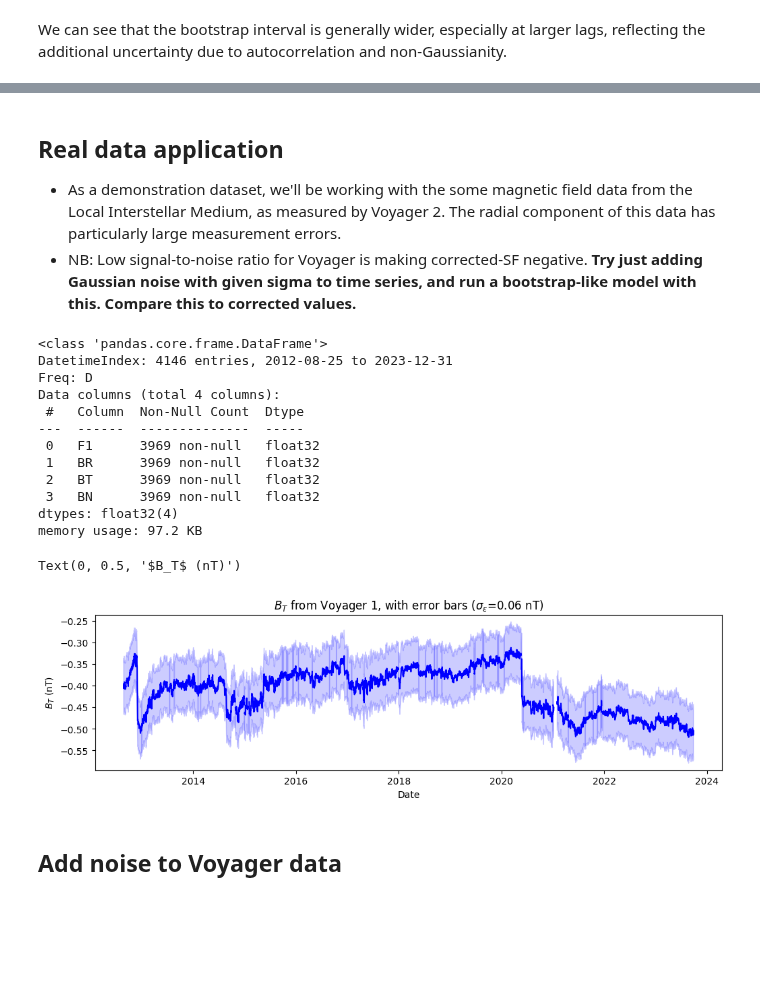
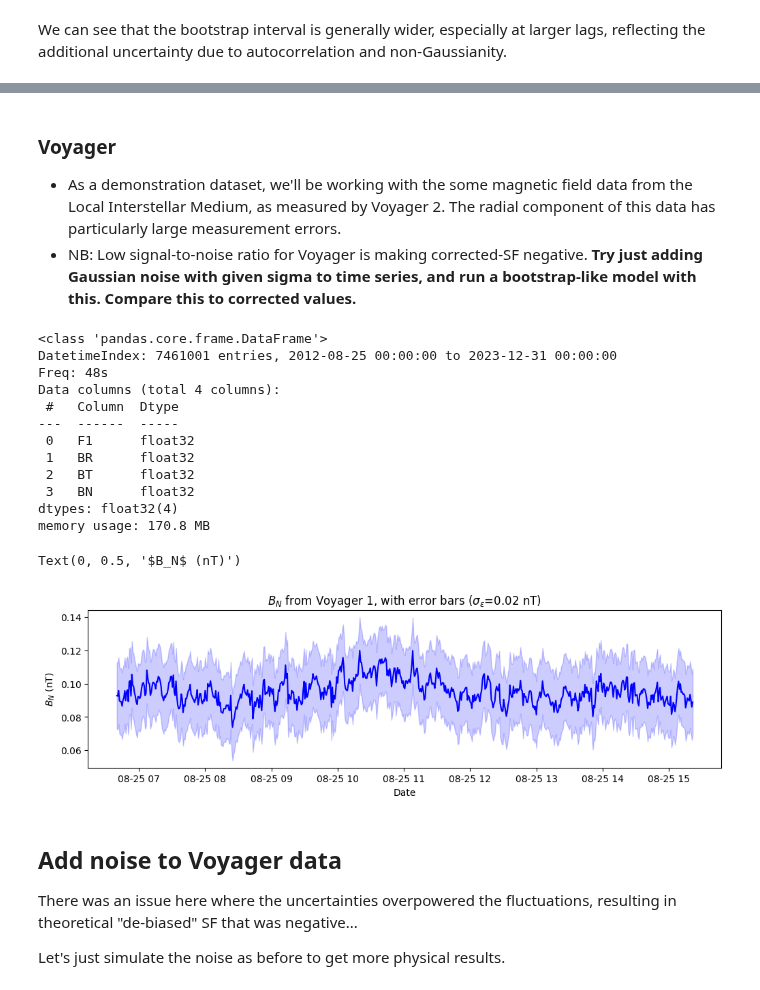
Before and after one commit to daniel-wrench/sf_gap_analysis, a Jupyter notebook: notebooks/sf_uncertainty_demo.ipynb, the cells around one changed output, grey strips where cells are left out. Drawn from its saved outputs; the diff is of its cells as text; code cells hidden in the pictures; blank space fills up the shorter version.

```diff
--- a/notebooks/sf_uncertainty_demo.ipynb
+++ b/notebooks/sf_uncertainty_demo.ipynb
@@ -276,44 +332,49 @@ plt.show()
 # %% [markdown]
-## Real data application
+### Voyager
 
 - As a demonstration dataset, we'll be working with the some magnetic field data from the Local Interstellar Medium, as measured by Voyager 2. The radial component of this data has particularly large measurement errors.
 - NB: Low signal-to-noise ratio for Voyager is making corrected-SF negative. **Try just adding Gaussian noise with given sigma to time series, and run a bootstrap-like model with this. Compare this to corrected values.**
 # %%
 data_full = pd.read_pickle("../data/interim/voyager/voyager1_lism_cleaned.pkl")
-data_res = data_full.resample("1D").mean()
+data_res = data_full.resample("48s").mean()
 data_res.info()
 # %% [output]
 <class 'pandas.core.frame.DataFrame'>
-DatetimeIndex: 4146 entries, 2012-08-25 to 2023-12-31
-Freq: D
+DatetimeIndex: 7461001 entries, 2012-08-25 00:00:00 to 2023-12-31 00:00:00
+Freq: 48s
 Data columns (total 4 columns):
- #   Column  Non-Null Count  Dtype
----  ------  --------------  -----
- 0   F1      3969 non-null   float32
- 1   BR      3969 non-null   float32
- 2   BT      3969 non-null   float32
- 3   BN      3969 non-null   float32
+ #   Column  Dtype
+---  ------  -----
+ 0   F1      float32
+ 1   BR      float32
+ 2   BT      float32
+ 3   BN      float32
 dtypes: float32(4)
-memory usage: 97.2 KB
+memory usage: 170.8 MB
 # %%
 # Plot error bars as shaded region
-br_error = 0.06
+ts_v1 = data_res["2012-08-25 06:40:00":"2012-08-25 15:30"]["BN"]
+sigma_eps = 0.02  # Standard deviation of noise
 # Source: Rankin et al. (2023)
 
 plt.figure(figsize=(12, 3))
-plt.plot(data_res.index, data_res["BT"], label="BT", color="blue")
+plt.plot(ts_v1, label="BN", color="blue")
 plt.fill_between(
-    data_res.index,
-    data_res["BT"] - br_error,
-    data_res["BT"] + br_error,
+    ts_v1.index,
+    ts_v1 - sigma_eps,
+    ts_v1 + sigma_eps,
     color="blue",
     alpha=0.2,
 )
-plt.title("$B_T$ from Voyager 1, with error bars ($\sigma_{\epsilon}$=0.06 nT)")
+plt.title(f"$B_N$ from Voyager 1, with error bars ($\mathbf{\sigma}_{{\mathbf{\epsilon}}}$={sigma_eps} nT)")
 plt.xlabel("Date")
-plt.ylabel("$B_T$ (nT)")
+plt.ylabel("$B_N$ (nT)")
 # %% [output]
-Text(0, 0.5, '$B_T$ (nT)')
+Text(0, 0.5, '$B_N$ (nT)')
-[figure, old version]
+[figure, new version]
 # %% [markdown]
 ## Add noise to Voyager data
+
+There was an issue here where the uncertainties overpowered the fluctuations, resulting in theoretical "de-biased" SF that was negative...
+
+Let's just simulate the noise as before to get more physical results.
```
Also changed, not shown: parts of 26 cells of this notebook.
